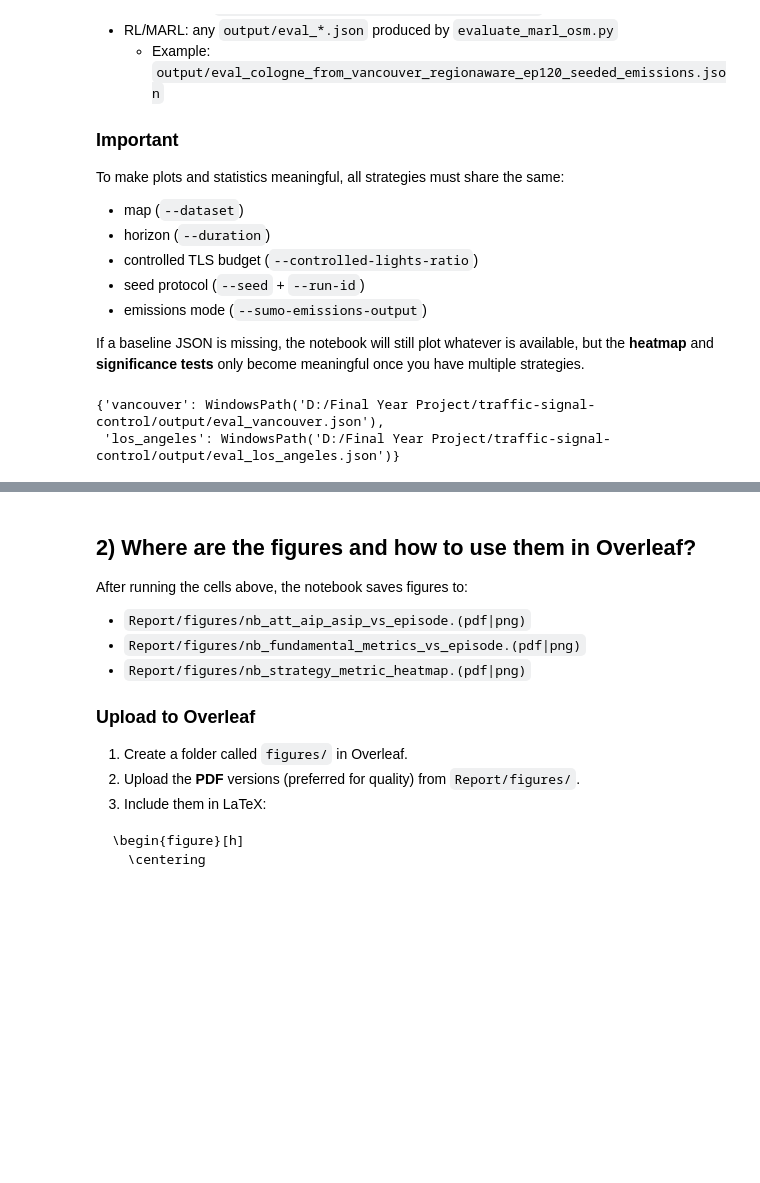
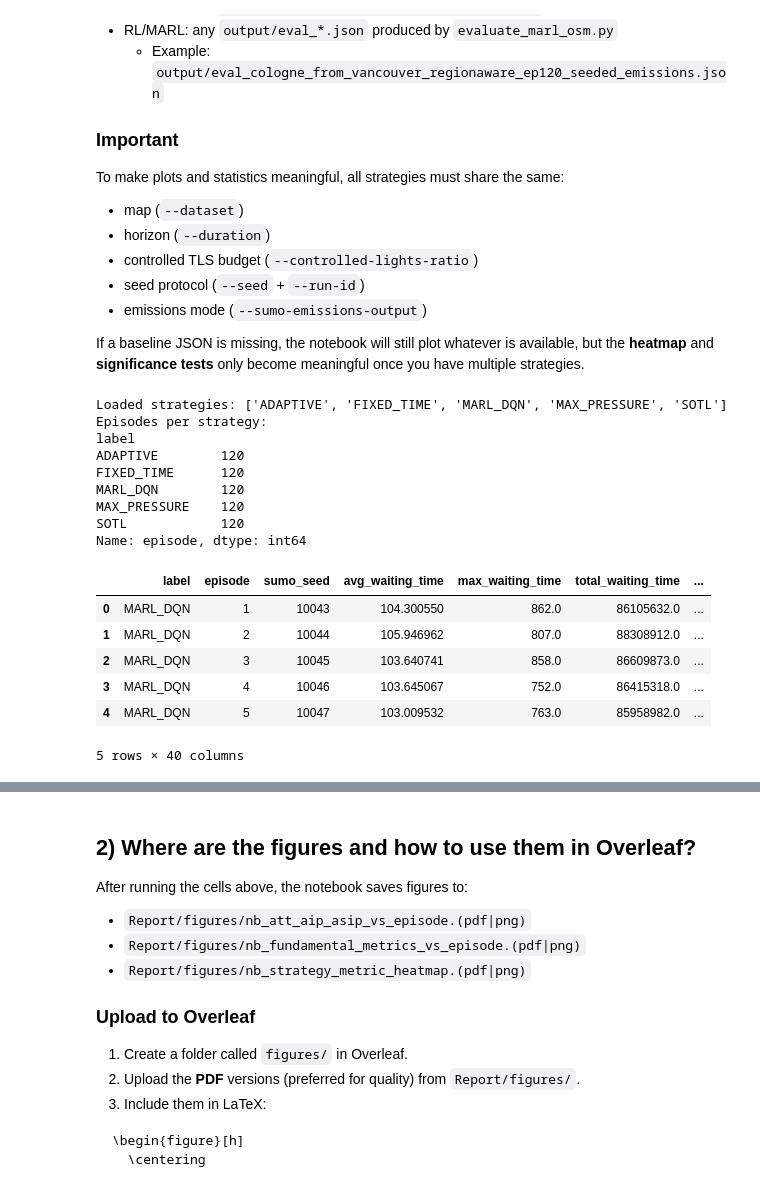
Before and after one commit to ArchemistChu/traffic-signal-control, a Jupyter notebook: visualize_statistics.ipynb, the cells around one changed output, grey strips where cells are left out. Saved outputs shown, nothing was run; the diff lists cells and outputs as text; code cells hidden in the pictures; blank space fills up the shorter version.

Commit message:
Add evaluation results, parallel scripts, and project updates

```diff
--- a/visualize_statistics.ipynb
+++ b/visualize_statistics.ipynb
@@ -169,41 +181,55 @@ If a baseline JSON is missing, the notebook will still plot whatever is availabl
 
 # Option A: explicit list (recommended)
 SELECT_FILES = [
-    "eval_cologne_from_vancouver_regionaware_ep120_seeded_emissions.json",
-    "eval_cologne_FIXED_TIME_ep120.json",
-    # "eval_cologne_MAX_PRESSURE_ep120.json",
-    # "eval_cologne_SOTL_ep120.json",
-    # "eval_cologne_ADAPTIVE_ep120.json",
+    "eval_cologne_from_vancouver_regionaware_ep120_seeded_emissions.json",  # YOUR MODEL
+    "eval_cologne_FIXED_TIME_ep120.json",       # Baseline 1
+    "eval_cologne_MAX_PRESSURE_ep120.json",     # Baseline 2
+    "eval_cologne_ADAPTIVE_ep120.json",         # Baseline 3
+    "eval_cologne_SOTL_ep120.json",             # Baseline 4
 ]
 
 # Option B: automatic discovery (uncomment if you prefer)
 # SELECT_FILES = [p.name for p in list_eval_jsons() if "cologne" in p.name.lower()]
 
 paths = []
 for name in SELECT_FILES:
     p = OUT / name
     if p.exists():
         paths.append(p)
     else:
         print("Missing (skip):", p)
 
 assert paths, "No evaluation JSON files found. Generate baseline eval JSONs first."
 
 payloads = [load_json(p) for p in paths]
 labels = [infer_label(p, pl) for p, pl in zip(paths, payloads)]
 
 # Build combined episode-level dataframe
 frames = [eval_to_df(pl, lab) for pl, lab in zip(payloads, labels)]
 df_all = pd.concat(frames, ignore_index=True)
 
 print("Loaded strategies:", sorted(df_all["label"].unique().tolist()))
 print("Episodes per strategy:")
 print(df_all.groupby("label")["episode"].count())
 
 df_all.head()
 # %% [output]
-{'vancouver': WindowsPath('D:/Final Year Project/traffic-signal-control/output/eval_vancouver.json'),
- 'los_angeles': WindowsPath('D:/Final Year Project/traffic-signal-control/output/eval_los_angeles.json')}
+Loaded strategies: ['ADAPTIVE', 'FIXED_TIME', 'MARL_DQN', 'MAX_PRESSURE', 'SOTL']
+Episodes per strategy:
+label
+ADAPTIVE        120
+FIXED_TIME      120
+MARL_DQN        120
+MAX_PRESSURE    120
+SOTL            120
+Name: episode, dtype: int64
+|  | label | episode | sumo_seed | avg_waiting_time | max_waiting_time | total_waiting_time | ... |
+| 0 | MARL_DQN | 1 | 10043 | 104.300550 | 862.0 | 86105632.0 | ... |
+| 1 | MARL_DQN | 2 | 10044 | 105.946962 | 807.0 | 88308912.0 | ... |
+| 2 | MARL_DQN | 3 | 10045 | 103.640741 | 858.0 | 86609873.0 | ... |
+| 3 | MARL_DQN | 4 | 10046 | 103.645067 | 752.0 | 86415318.0 | ... |
+| 4 | MARL_DQN | 5 | 10047 | 103.009532 | 763.0 | 85958982.0 | ... |
+5 rows × 40 columns
 # %%
 # --- Paper-style plotting helpers (matplotlib/seaborn) ---
 
```
Also changed, not shown: parts of 4 cells of this notebook, 37 other files.
